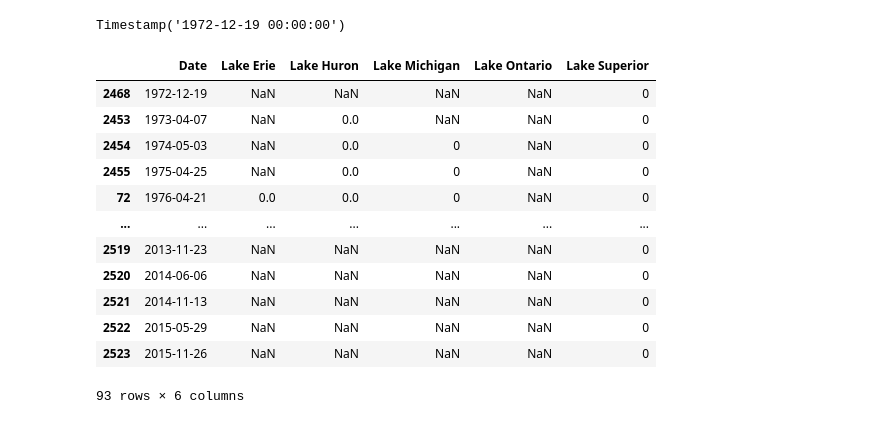
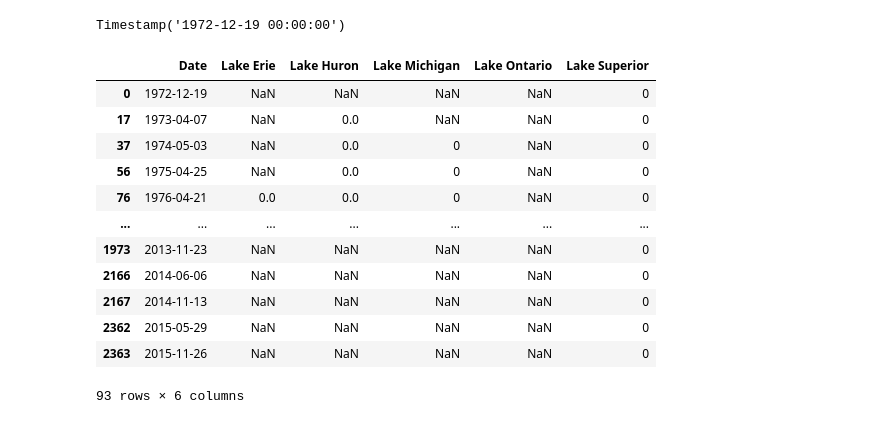
Before and after one commit to JansenKat/SMMBBGKJ-TTH-Prj1, a Jupyter notebook: notebooks/lake_ice.ipynb, the cells around one changed output. Saved outputs shown, nothing was run; the diff lists cells and outputs as text; code cells hidden in the pictures.

```diff
--- a/notebooks/lake_ice.ipynb
+++ b/notebooks/lake_ice.ipynb
@@ -41,5 +42,6 @@ Covert Date column to DateTime
 Should we make that column the index?
 # %%
 df['Date'] = pd.to_datetime(df['Date'])
-type(df['Date'][0])
+df = df.sort_values(by='Date').reset_index(drop=True)
+df.dtypes
 # %% [output]
@@ -85,19 +77,18 @@ min(df['Date'])
 # %% [output]
 Timestamp('1972-12-19 00:00:00')
 # %%
-df = df.sort_values(by='Date')
 df[pd.isnull(df).any(axis=1)]
 # %% [output]
 |  | Date | Lake Erie | Lake Huron | Lake Michigan | Lake Ontario | Lake Superior |
-| 2468 | 1972-12-19 | NaN | NaN | NaN | NaN | 0 |
-| 2453 | 1973-04-07 | NaN | 0.0 | NaN | NaN | 0 |
-| 2454 | 1974-05-03 | NaN | 0.0 | 0 | NaN | 0 |
-| 2455 | 1975-04-25 | NaN | 0.0 | 0 | NaN | 0 |
-| 72 | 1976-04-21 | 0.0 | 0.0 | 0 | NaN | 0 |
+| 0 | 1972-12-19 | NaN | NaN | NaN | NaN | 0 |
+| 17 | 1973-04-07 | NaN | 0.0 | NaN | NaN | 0 |
+| 37 | 1974-05-03 | NaN | 0.0 | 0 | NaN | 0 |
+| 56 | 1975-04-25 | NaN | 0.0 | 0 | NaN | 0 |
+| 76 | 1976-04-21 | 0.0 | 0.0 | 0 | NaN | 0 |
 | ... | ... | ... | ... | ... | ... | ... |
-| 2519 | 2013-11-23 | NaN | NaN | NaN | NaN | 0 |
-| 2520 | 2014-06-06 | NaN | NaN | NaN | NaN | 0 |
-| 2521 | 2014-11-13 | NaN | NaN | NaN | NaN | 0 |
-| 2522 | 2015-05-29 | NaN | NaN | NaN | NaN | 0 |
-| 2523 | 2015-11-26 | NaN | NaN | NaN | NaN | 0 |
+| 1973 | 2013-11-23 | NaN | NaN | NaN | NaN | 0 |
+| 2166 | 2014-06-06 | NaN | NaN | NaN | NaN | 0 |
+| 2167 | 2014-11-13 | NaN | NaN | NaN | NaN | 0 |
+| 2362 | 2015-05-29 | NaN | NaN | NaN | NaN | 0 |
+| 2363 | 2015-11-26 | NaN | NaN | NaN | NaN | 0 |
 93 rows × 6 columns
```
Also changed, not shown: parts of 16 cells of this notebook.
